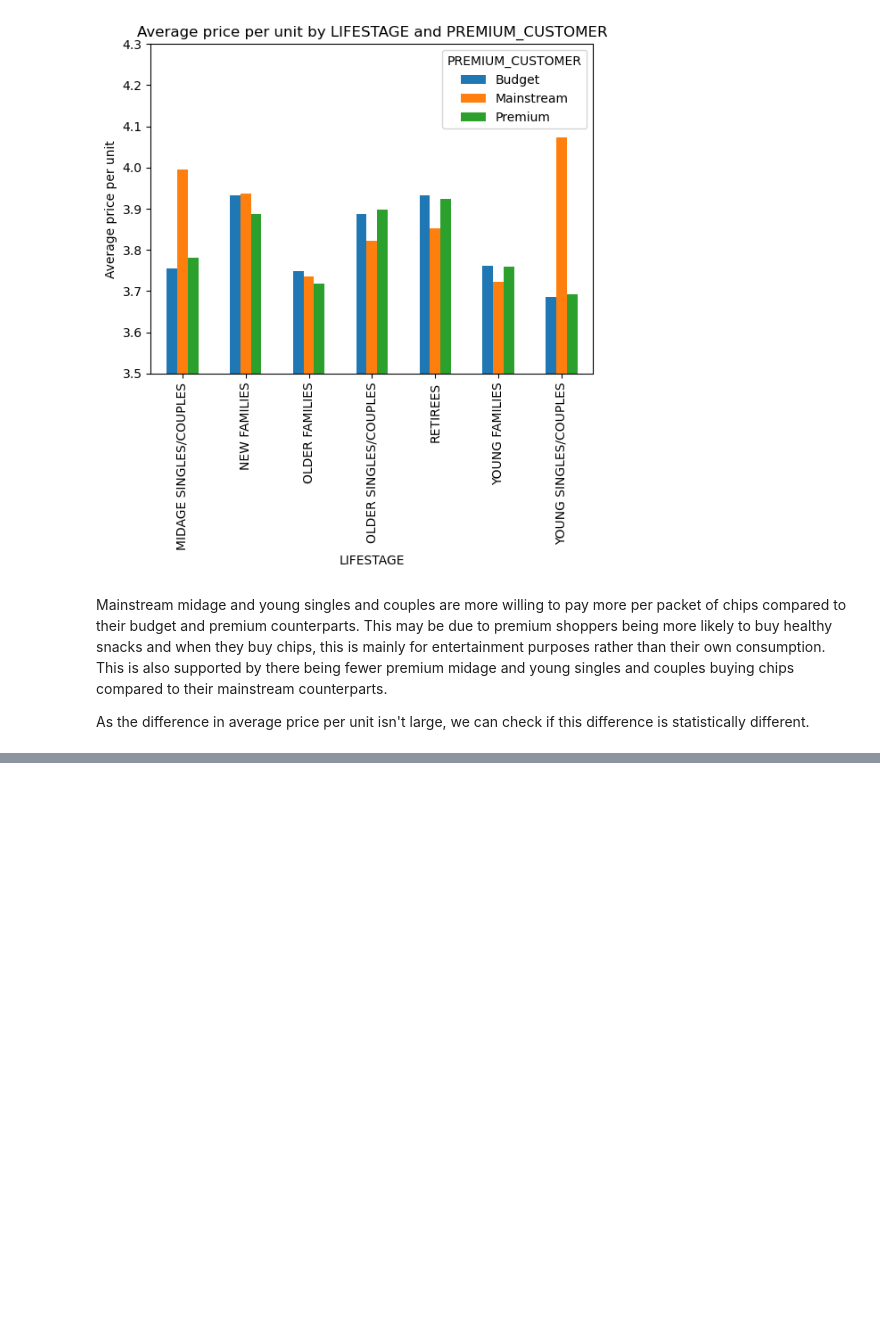
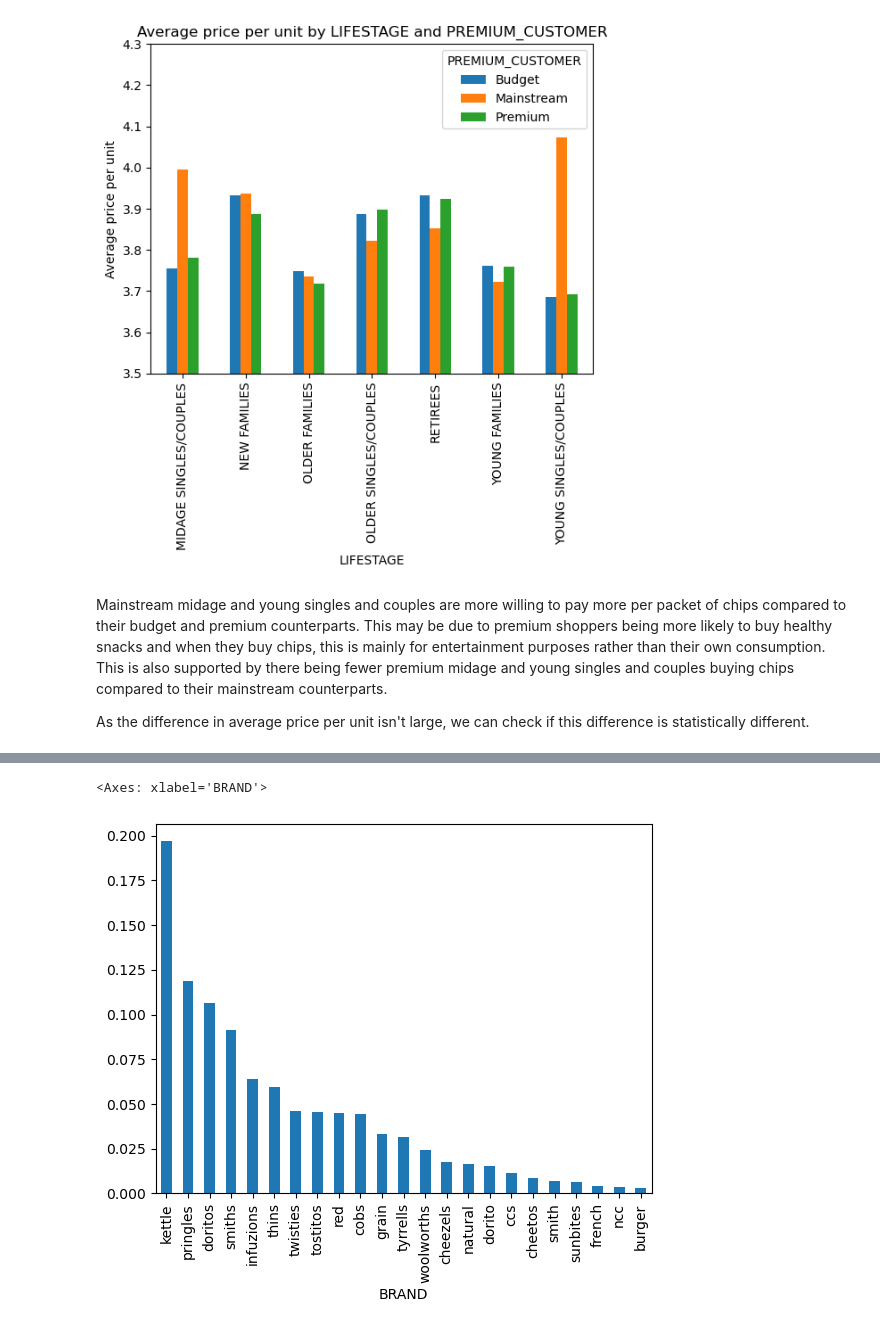
Before and after one commit to jacques-serfontein/QuantiumVEP, a Jupyter notebook: Task1/Task1.ipynb, the cells around one changed output, grey strips where cells are left out. Cells and saved outputs as stored; diff of their text form; code cells hidden in the pictures; blank space fills up the shorter version.

Commit message:
FEAT: Added deep dive analysis on customer segment

```diff
--- a/Task1/Task1.ipynb
+++ b/Task1/Task1.ipynb
@@ -459,0 +481,3 @@ statistically different.
+# %%
+young_data = data[(data['LIFESTAGE'] == 'YOUNG SINGLES/COUPLES') & (data['PREMIUM_CUSTOMER'] == 'Mainstream')]
+young_data.head(4)
@@ -459,0 +490,3 @@ statistically different.
+# %%
+brand_counts = young_data['BRAND'].value_counts()
+brand_counts.head(5)
@@ -459,0 +510,7 @@ statistically different.
+# %%
+normalised_brand_counts = brand_counts / brand_counts.sum()
+normalised_brand_counts.columns = ['BRAND', 'NORMALISED_COUNT']
+normalised_brand_counts.plot(x='BRAND', y='RELATIVE_FREQUENCY', kind='bar')
+# %% [output]
+<Axes: xlabel='BRAND'>
+[figure, added]
```
Also changed, not shown: parts of 8 cells of this notebook.
